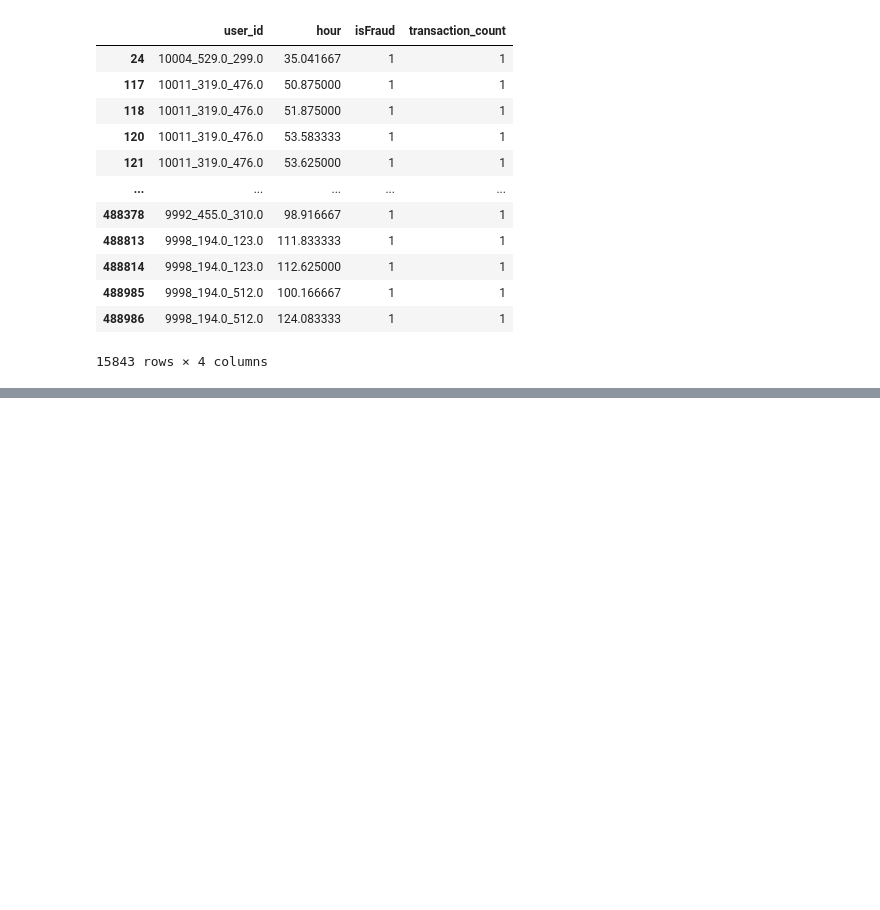
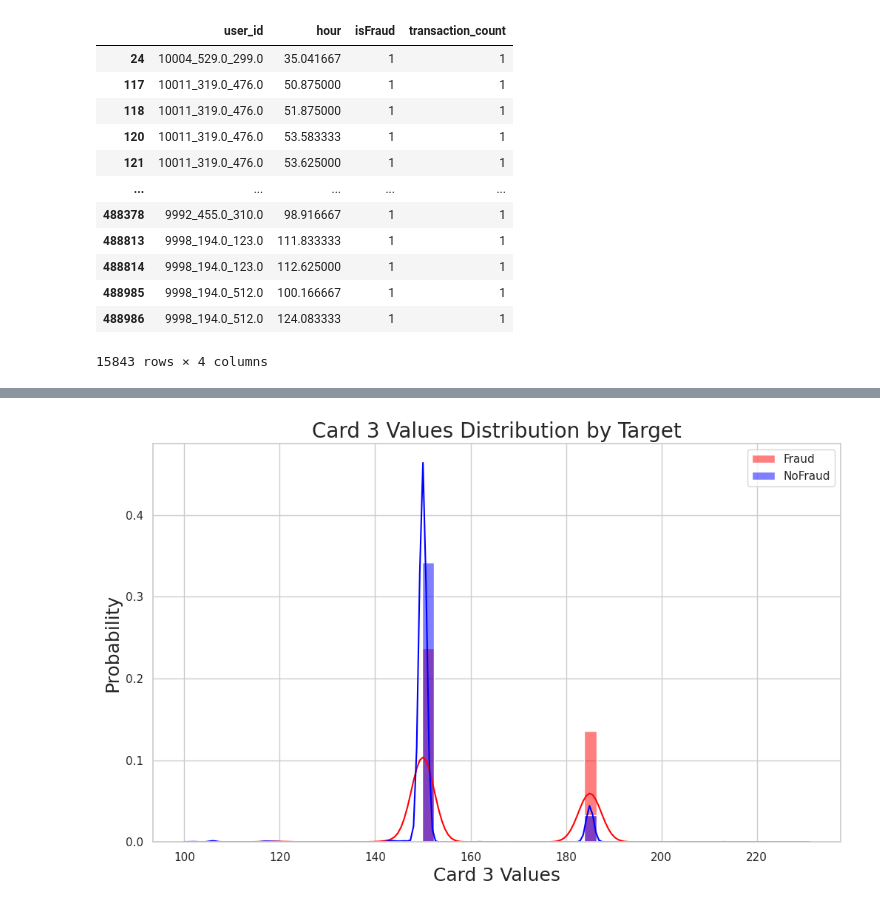
Before and after one commit to VaradBhagwat5/FedAudit, a Jupyter notebook: notebooks/data_visualisation.ipynb, the cells around one changed output, grey strips where cells are left out. Saved outputs shown, nothing was run; the diff lists cells and outputs as text; code cells hidden in the pictures; blank space fills up the shorter version.

```diff
--- a/notebooks/data_visualisation.ipynb
+++ b/notebooks/data_visualisation.ipynb
@@ -189,0 +228,19 @@ Plotting KDE Density plot of velocity of transaction of users and fraud data
+# %%
+"""
+Analysing the card3 values in our df
+Result: Intrestingly one card value has the highest number but still has not much frauds.
+"""
+
+plt.figure(figsize=(12,7))
+
+sns.histplot(df[df['isFraud'] == 1]['card3'], label='Fraud', kde=True, stat="density", bins=50, color='red')
+sns.histplot(df[df['isFraud'] == 0]['card3'], label='NoFraud', kde=True, stat="density", bins=50, color='blue')
+
+plt.legend()
+plt.title("Card 3 Values Distribution by Target", fontsize=20)
+plt.xlabel("Card 3 Values", fontsize=18)
+plt.ylabel("Probability", fontsize=18)
+
+plt.show()
+# %% [output]
+[figure, added]
```
Also changed, not shown: parts of 10 cells of this notebook, 3 other files.
